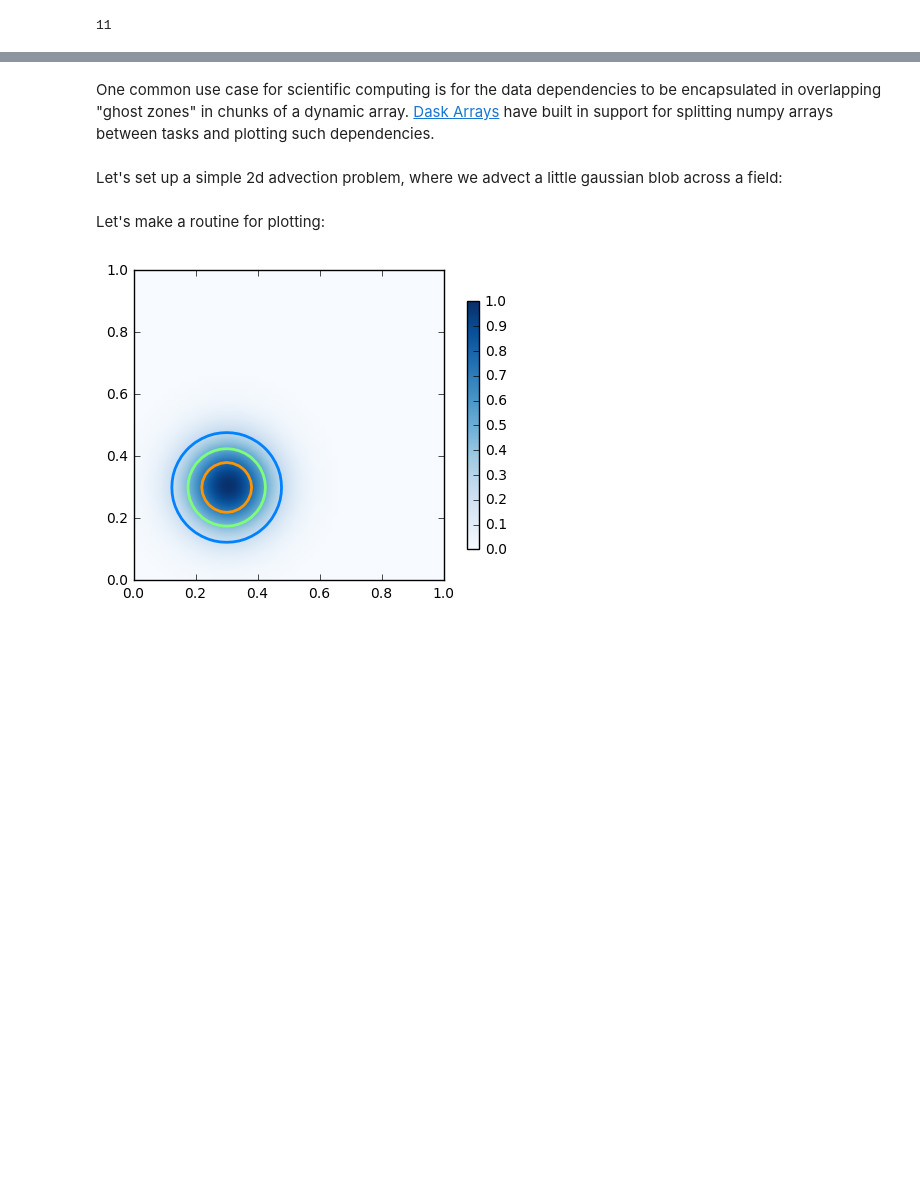
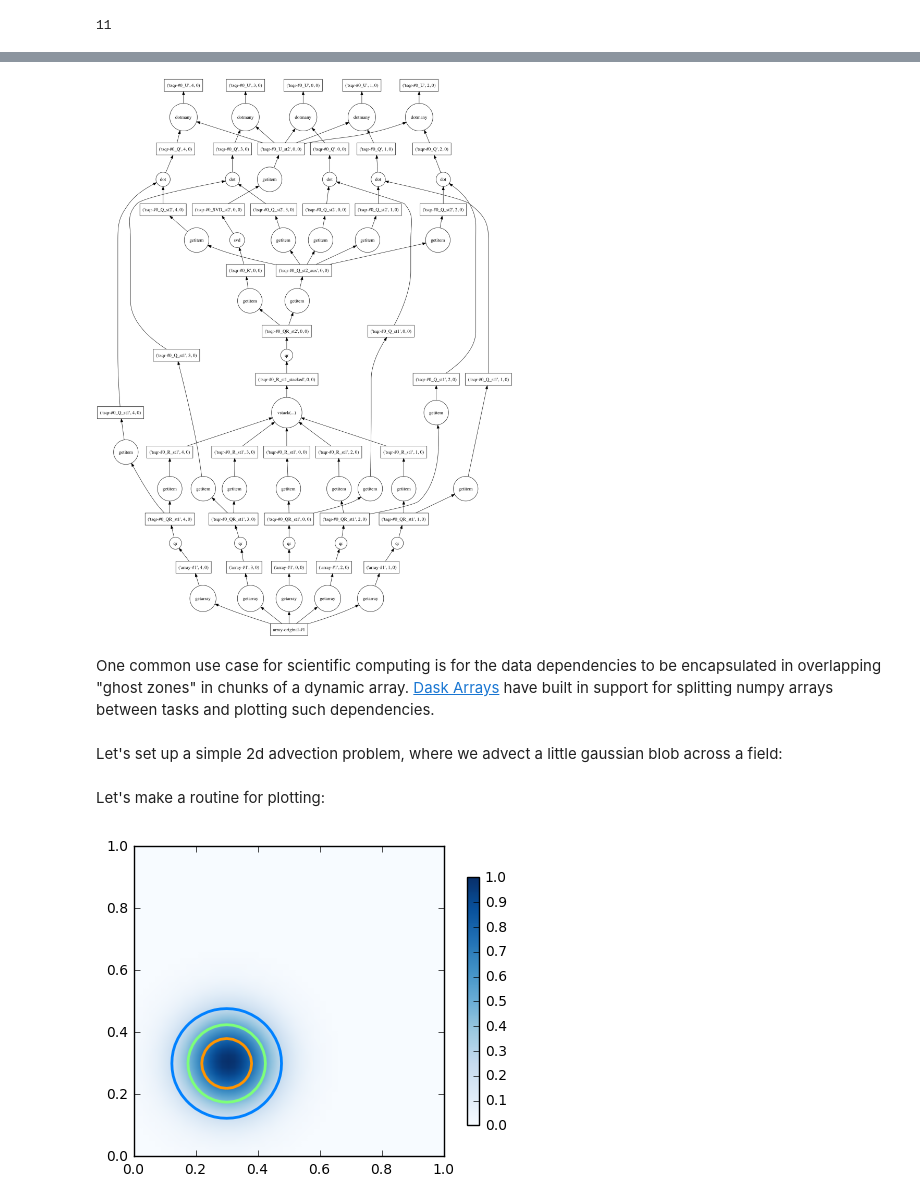
Before and after one commit to ljdursi/EuroMPI2016, a Jupyter notebook: examples/Dask 1 - basics and arrays.ipynb, the cells around one changed output, grey strips where cells are left out. Drawn from its saved outputs; the diff is of its cells as text; code cells hidden in the pictures; blank space fills up the shorter version.

Commit message:
Add an array-from-file and svd example from paper

```diff
--- a/examples/Dask 1 - basics and arrays.ipynb
+++ b/examples/Dask 1 - basics and arrays.ipynb
@@ -33,0 +38,23 @@ z.compute()
+# %%
+import h5py
+import numpy as np
+import dask.array as da
+import os
+
+hdf_filename = 'data.h5'
+try:
+    os.remove(hdf_filename)
+except OSError:
+    pass
+
+a = np.random.random(size=(5000,1000))
+h5file = h5py.File(hdf_filename, 'w')
+h5file.create_dataset('M', data=a)
+h5file.close()
+# %%
+file = h5py.File(hdf_filename,'r')
+mtx = da.from_array(file['/M'], chunks=(1000, 1000))
+u, s, v = da.linalg.svd(mtx)
+dot_graph(u.dask)
+# %% [output]
+[figure, added]
```
Also changed, not shown: parts of 4 cells of this notebook.
